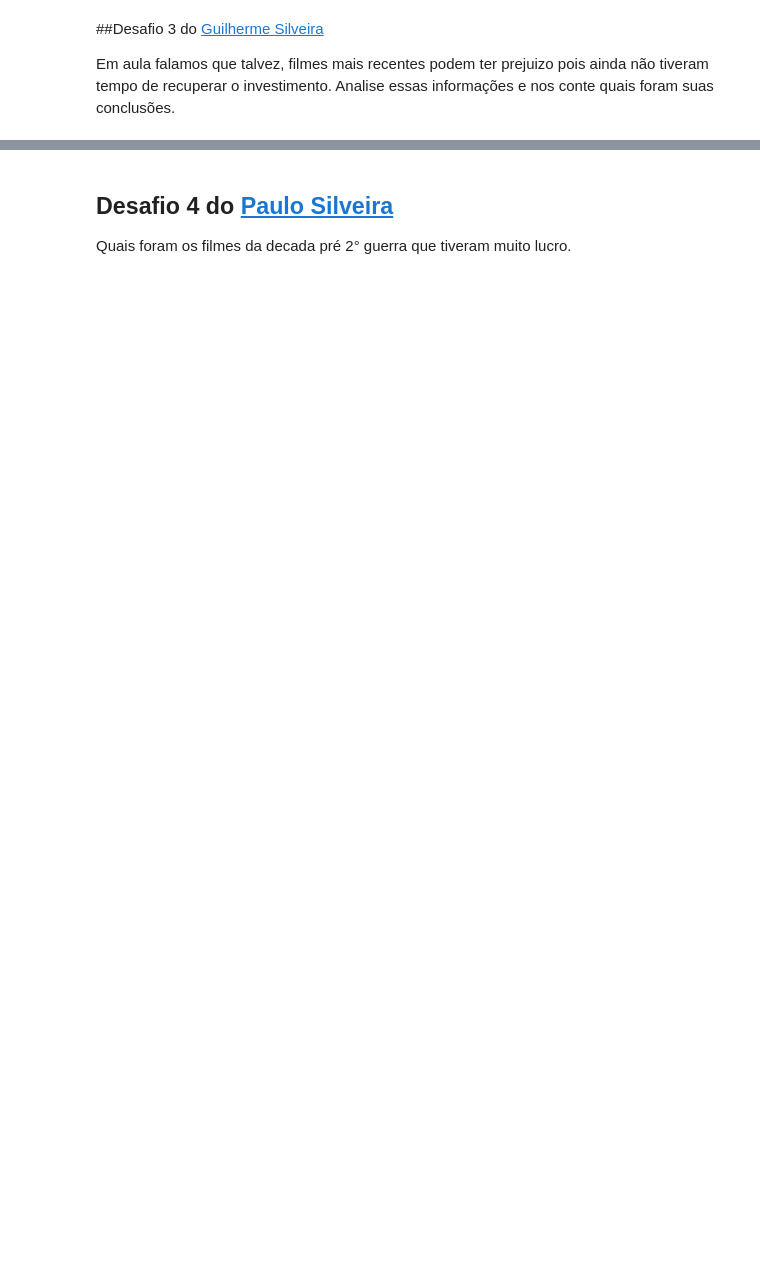
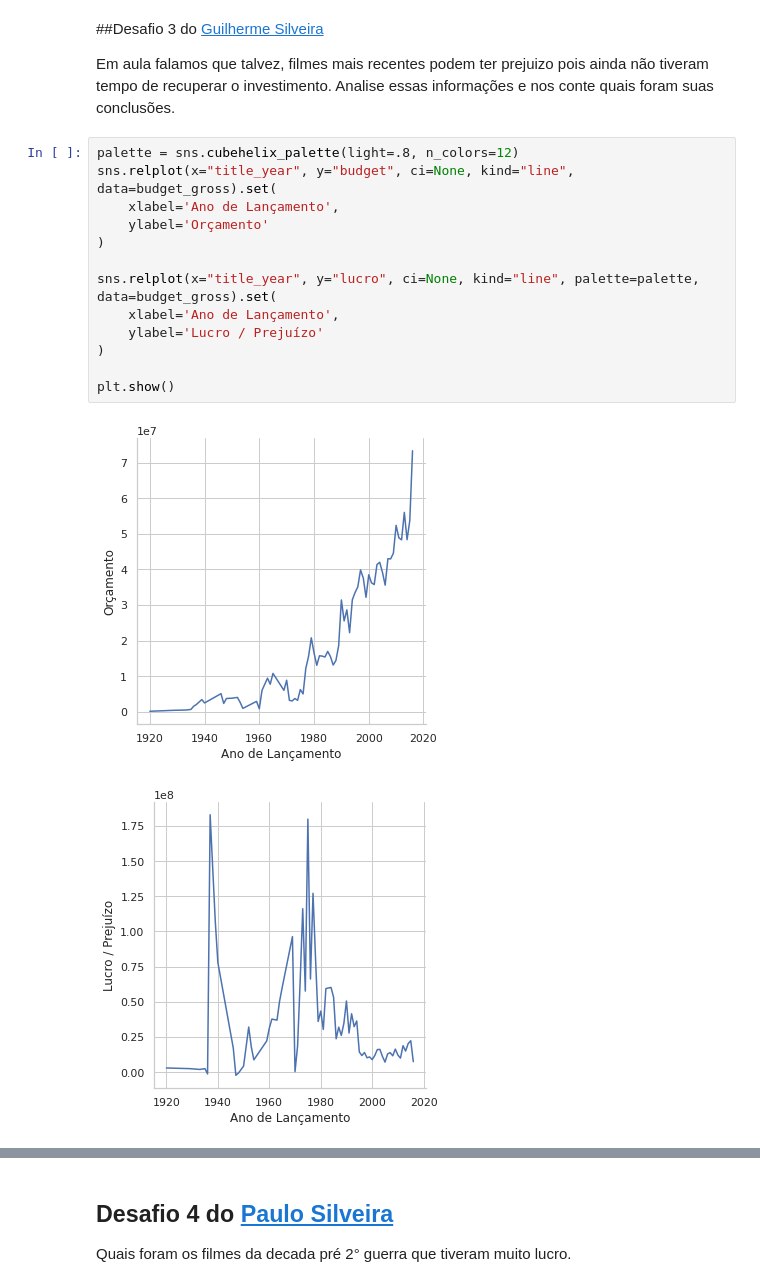
Before and after one commit to itimes-digital/quarentena-dados-alura, a Jupyter notebook: QuarentenaDados_aula03.ipynb, the cells around one changed output, grey strips where cells are left out. Cells and saved outputs as stored; diff of their text form; blank space fills up the shorter version.

```diff
--- a/QuarentenaDados_aula03.ipynb
+++ b/QuarentenaDados_aula03.ipynb
@@ -376,3 +414,19 @@ No gráfico de **budget por lucro** temos um ponto com muito custo e prejuizo, d
 
 
 Em aula falamos que talvez, filmes mais recentes podem ter prejuizo pois ainda não tiveram tempo de recuperar o investimento. Analise essas informações e nos conte quais foram suas conclusões.
+# %%
+palette = sns.cubehelix_palette(light=.8, n_colors=12)
+sns.relplot(x="title_year", y="budget", ci=None, kind="line", data=budget_gross).set(
+    xlabel='Ano de Lançamento',
+    ylabel='Orçamento'
+)
+
+sns.relplot(x="title_year", y="lucro", ci=None, kind="line", palette=palette, data=budget_gross).set(
+    xlabel='Ano de Lançamento',
+    ylabel='Lucro / Prejuízo'
+)
+
+plt.show()
+# %% [output]
+[figure, added]
+[figure, added]
```
Also changed, not shown: parts of 9 cells of this notebook.
